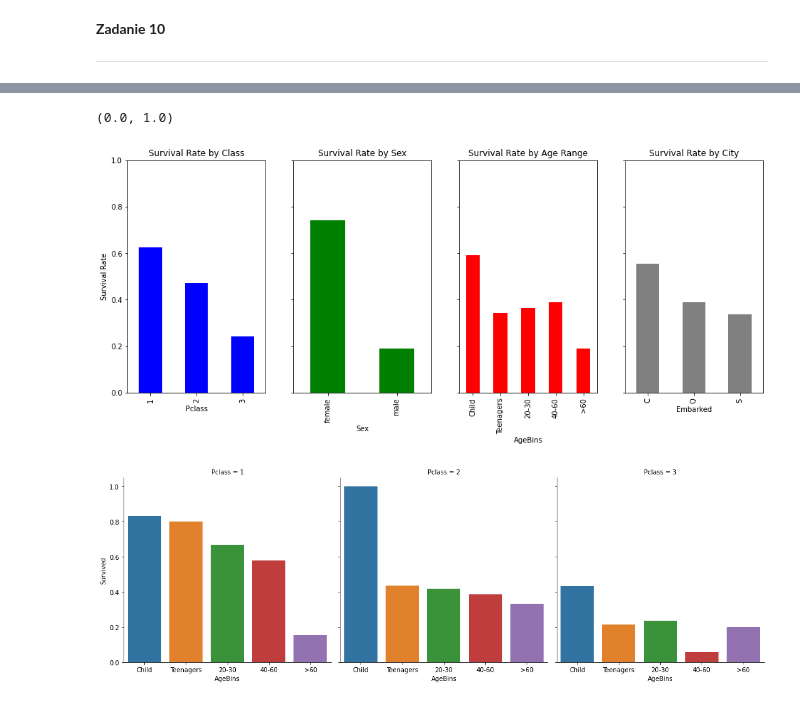
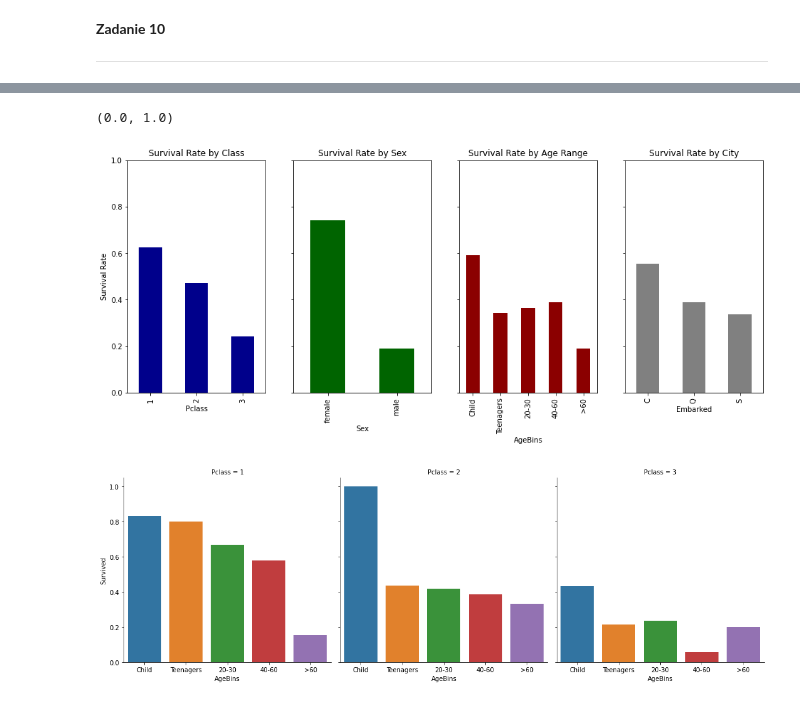
Before and after one commit to danm00nster/zaliczenie_IDW, a Jupyter notebook: Zaliczenie_IWD_Daniel_Kwiecinski.ipynb, the cells around one changed output, grey strips where cells are left out. Drawn from its saved outputs; the diff is of its cells as text; code cells hidden in the pictures.

```diff
--- a/Zaliczenie_IWD_Daniel_Kwiecinski.ipynb
+++ b/Zaliczenie_IWD_Daniel_Kwiecinski.ipynb
@@ -710,18 +710,18 @@ survived_by_city = titanic.groupby('Embarked')['Survived'].mean()
 # %%
 fig, (axis1,axis2,axis3,axis4) = plt.subplots(1, 4, figsize=(16,6))
 
-ax = survived_by_class.plot.bar(ax=axis1, color='blue', title='Survival Rate by Class', sharey=True)
+ax = survived_by_class.plot.bar(ax=axis1, color='darkblue', title='Survival Rate by Class', sharey=True)
 ax.set_ylabel('Survival Rate')
 ax.set_ylim(0.0,1.0)
-ax = survived_by_sex.plot.bar(ax=axis2, color='green', title='Survival Rate by Sex', sharey=True)
+ax = survived_by_sex.plot.bar(ax=axis2, color='darkgreen', title='Survival Rate by Sex', sharey=True)
 ax.set_ylim(0.0,1.0)
-ax = survived_by_age.plot.bar(ax=axis3, color='red', title='Survival Rate by Age Range', sharey=True)
+ax = survived_by_age.plot.bar(ax=axis3, color='darkred', title='Survival Rate by Age Range', sharey=True)
 ax.set_ylim(0.0,1.0)
 ax = survived_by_city.plot.bar(ax=axis4, color='gray', title='Survival Rate by City', sharey=True)
 ax.set_ylim(0.0,1.0)
 # %% [output]
 (0.0, 1.0)
-[figure, old version]
+[figure, new version]
 # %%
 grouped_data = pd.concat(
     [titanic.groupby(['Pclass', 'Sex', 'AgeBins'])['Survived'].mean(),
```
